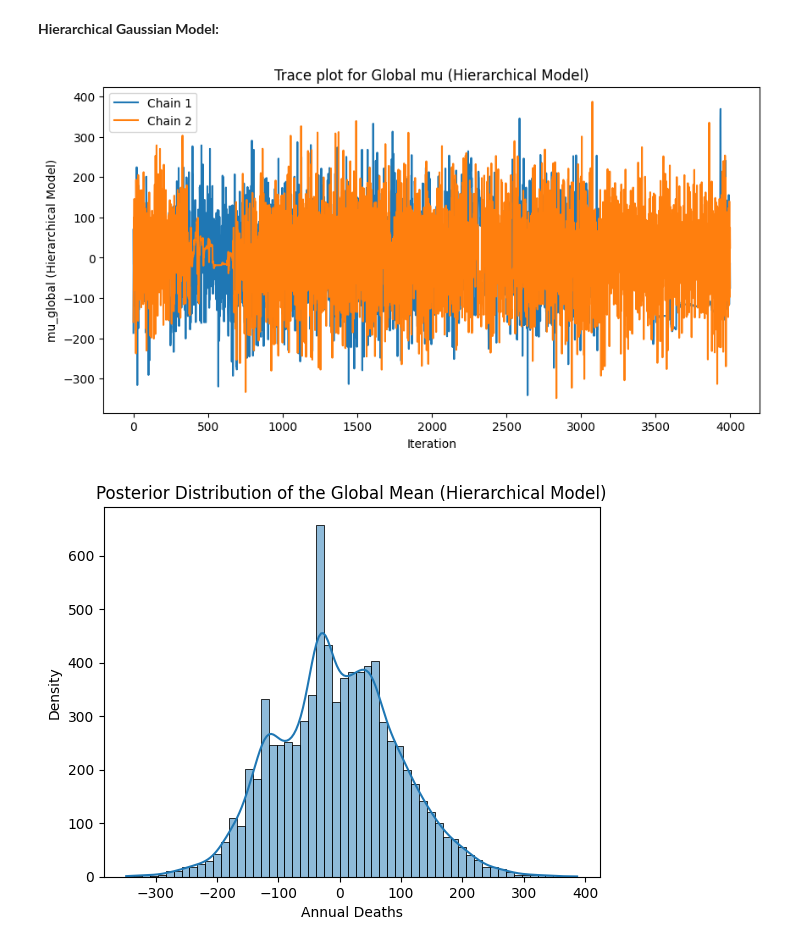
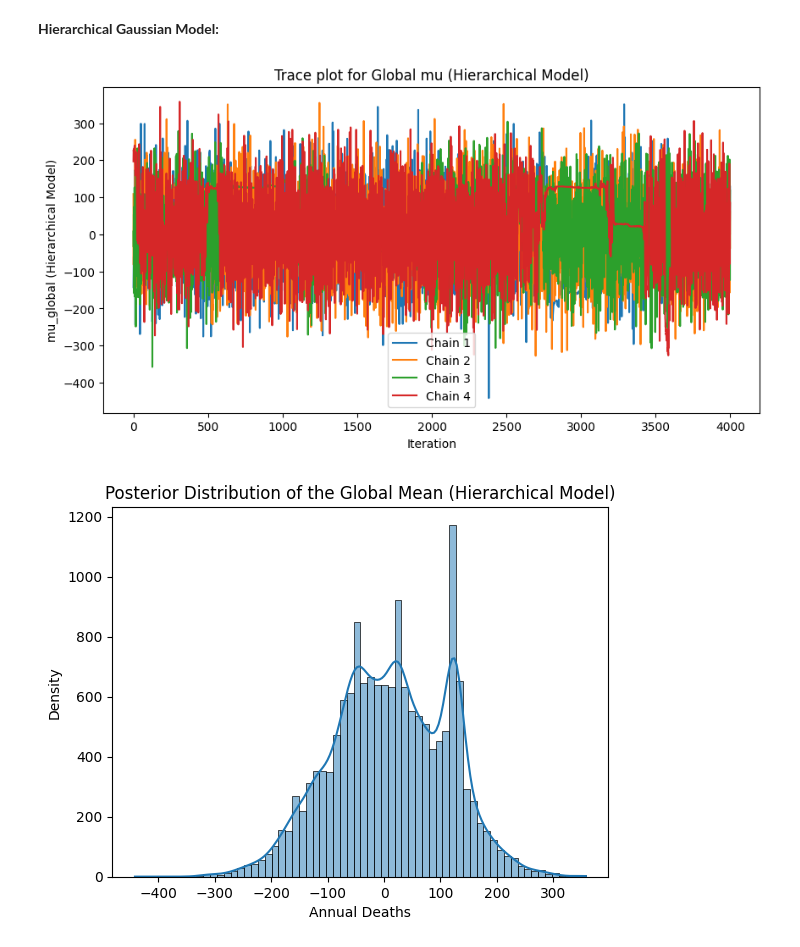
Before and after one commit to venkatanadikatla/pytorch, a Jupyter notebook: Hierarchical_Normal_Model_&_Gibbs_Sampling.ipynb, the cells around one changed output. Cells and saved outputs as stored; diff of their text form; code cells hidden in the pictures.

```diff
--- a/Hierarchical_Normal_Model_&_Gibbs_Sampling.ipynb
+++ b/Hierarchical_Normal_Model_&_Gibbs_Sampling.ipynb
@@ -207,8 +225,8 @@ The predictive distribution for a hypothetical (6th) cause of death: [18911.4030
 # ---- Convergence diagnostics using ArviZ ----
 # Convert the results into a format that ArviZ can use
 # Assuming we have two chains of mu and sigma2
-mu_samples = [mu_samples_chain1, mu_samples_chain2]  # A list of chains
-sigma2_samples = [sigma2_samples_chain1, sigma2_samples_chain2]  # A list of chains
+mu_samples = [mu_samples_chain1, mu_samples_chain2, mu_samples_chain3, mu_samples_chain4]  # A list of chains
+sigma2_samples = [sigma2_samples_chain1, sigma2_samples_chain2,sigma2_samples_chain3, sigma2_samples_chain4 ]  # A list of chains
 
 # Create a dictionary for ArviZ, stacking the chains together along the first axis
 az_data = az.from_dict(
@@ -534,44 +560,54 @@ def hierarchical_gaussian_multiple_chains(deaths, n_iter=5000, burn_in=1000, n_c
     return chains
 
 # Running two chains
-n_chains = 2
+n_chains = 4
 chains_results_hierarchical = hierarchical_gaussian_multiple_chains(deaths, n_iter=5000, burn_in=1000, n_chains=n_chains)
 
 # Extract both mu_c_samples, mu_global_samples, tau2_samples, and sigma2_samples for each chain
 mu_c_samples_chain1_hierarchical = chains_results_hierarchical[0][0]
 mu_c_samples_chain2_hierarchical = chains_results_hierarchical[1][0]
+mu_c_samples_chain3_hierarchical = chains_results_hierarchical[2][0]
+mu_c_samples_chain4_hierarchical = chains_results_hierarchical[3][0]
 mu_global_samples_chain1_hierarchical = chains_results_hierarchical[0][1]
 mu_global_samples_chain2_hierarchical = chains_results_hierarchical[1][1]
+mu_global_samples_chain3_hierarchical = chains_results_hierarchical[2][1]
+mu_global_samples_chain4_hierarchical = chains_results_hierarchical[3][1]
 tau2_samples_chain1_hierarchical = chains_results_hierarchical[0][2]
 tau2_samples_chain2_hierarchical = chains_results_hierarchical[1][2]
+tau2_samples_chain3_hierarchical = chains_results_hierarchical[2][2]
+tau2_samples_chain4_hierarchical = chains_results_hierarchical[3][2]
 sigma2_samples_chain1_hierarchical = chains_results_hierarchical[0][3]
 sigma2_samples_chain2_hierarchical = chains_results_hierarchical[1][3]
+sigma2_samples_chain3_hierarchical = chains_results_hierarchical[2][3]
+sigma2_samples_chain4_hierarchical = chains_results_hierarchical[3][3]
 
 # Combine samples for both chains
-mu_c_samples_combined_hierarchical = np.concatenate([mu_c_samples_chain1_hierarchical, mu_c_samples_chain2_hierarchical], axis=0)
-mu_global_samples_combined_hierarchical = np.concatenate([mu_global_samples_chain1_hierarchical, mu_global_samples_chain2_hierarchical], axis=0)
-tau2_samples_combined_hierarchical = np.concatenate([tau2_samples_chain1_hierarchical, tau2_samples_chain2_hierarchical], axis=0)
-sigma2_samples_combined_hierarchical = np.concatenate([sigma2_samples_chain1_hierarchical, sigma2_samples_chain2_hierarchical], axis=0)
+mu_c_samples_combined_hierarchical = np.concatenate([mu_c_samples_chain1_hierarchical, mu_c_samples_chain2_hierarchical, mu_c_samples_chain3_hierarchical, mu_c_samples_chain4_hierarchical], axis=0)
+mu_global_samples_combined_hierarchical = np.concatenate([mu_global_samples_chain1_hierarchical, mu_global_samples_chain2_hierarchical, mu_global_samples_chain3_hierarchical,mu_global_samples_chain4_hierarchical ], axis=0)
+tau2_samples_combined_hierarchical = np.concatenate([tau2_samples_chain1_hierarchical, tau2_samples_chain2_hierarchical, tau2_samples_chain3_hierarchical, tau2_samples_chain4_hierarchical], axis=0)
+sigma2_samples_combined_hierarchical = np.concatenate([sigma2_samples_chain1_hierarchical, sigma2_samples_chain2_hierarchical, sigma2_samples_chain3_hierarchical, sigma2_samples_chain4_hierarchical], axis=0)
 
 # Trace plot for global mu (hierarchical model)
 plt.figure(figsize=(10, 5))
 plt.plot(mu_global_samples_chain1_hierarchical, label="Chain 1")
 plt.plot(mu_global_samples_chain2_hierarchical, label="Chain 2")
+plt.plot(mu_global_samples_chain3_hierarchical, label="Chain 3")
+plt.plot(mu_global_samples_chain4_hierarchical, label="Chain 4")
 plt.xlabel('Iteration')
 plt.ylabel('mu_global (Hierarchical Model)')
 plt.title('Trace plot for Global mu (Hierarchical Model)')
 plt.legend()
 plt.show()
 
 # Posterior distribution for global mu in the hierarchical model
 sns.histplot(mu_global_samples_combined_hierarchical, kde=True)
 plt.title("Posterior Distribution of the Global Mean (Hierarchical Model)")
 plt.xlabel("Annual Deaths")
 plt.ylabel("Density")
 plt.show()
 # %% [output]
-[figure, old version]
+[figure, new version]
-[figure, old version]
+[figure, new version]
 # %%
 # 1. Posterior distribution of the mean of annual deaths of the 5 causes
 for cause in range(n_causes):
```
Also changed, not shown: parts of 8 cells of this notebook.
